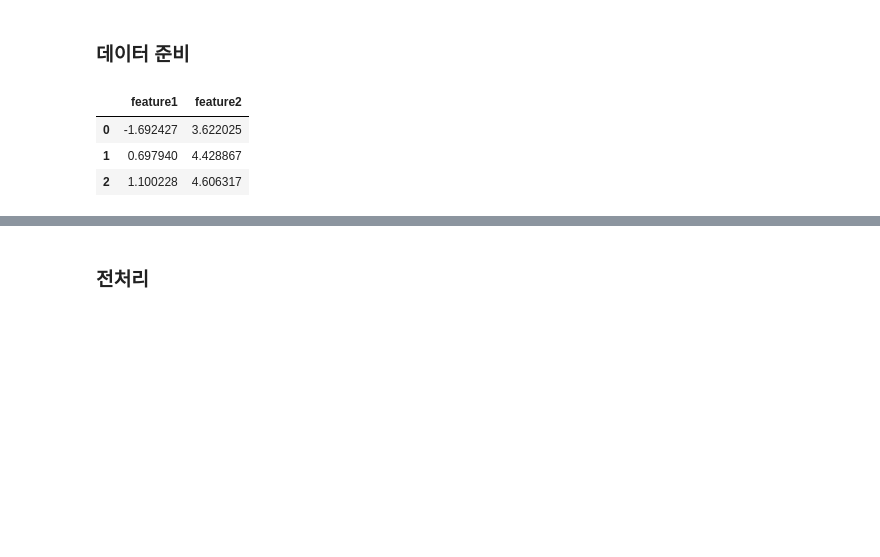
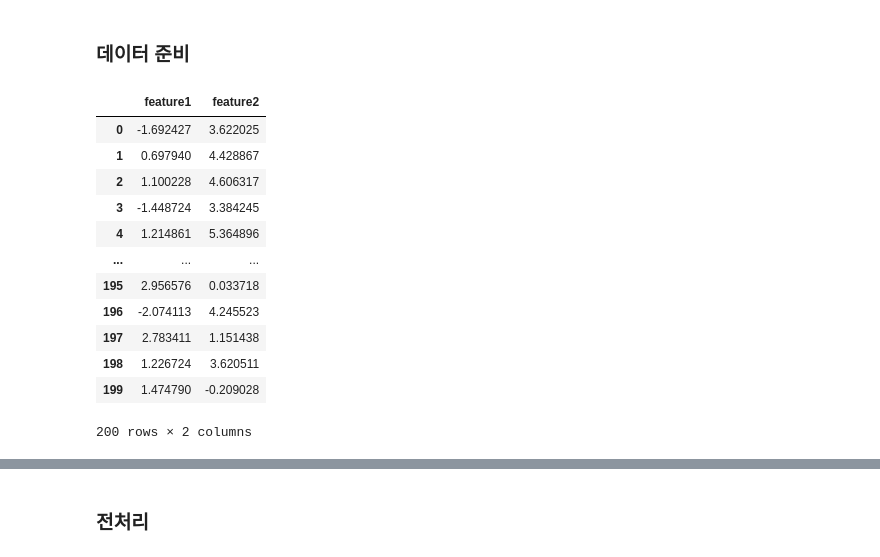
Before and after one commit to jimmynkim/MS_MachineLearning, a Jupyter notebook: 06_군집화_기본/06_군집화_실습.ipynb, the cells around one changed output, grey strips where cells are left out. Cells and saved outputs as stored; diff of their text form; code cells hidden in the pictures; blank space fills up the shorter version.

```diff
--- a/06_군집화_기본/06_군집화_실습.ipynb
+++ b/06_군집화_기본/06_군집화_실습.ipynb
@@ -13,20 +42,30 @@ import seaborn as sns
 ### 데이터 준비
 # %%
 # --------------------
-# 실습용 데이터 생성
+# 클러스터링(Clustering) 실습에 사용할 가상의 데이터 생성
 # --------------------
 
 from sklearn.datasets import make_blobs
-features, targets = make_blobs(n_samples=200,
-                    n_features=2,
-                    centers=3,
-                    cluster_std=0.8,
-                    random_state=0)
+features, targets, centers_coords = make_blobs(n_samples=200,
+                                               n_features=2,
+                                               centers=3,
+                                               cluster_std=0.8,
+                                               random_state=0,
+                                               return_centers=True)
 
 df = pd.DataFrame(features, columns=['feature1','feature2'])
-df.head(3)
+df
 # %% [output]
 |  | feature1 | feature2 |
 | 0 | -1.692427 | 3.622025 |
 | 1 | 0.697940 | 4.428867 |
 | 2 | 1.100228 | 4.606317 |
+| 3 | -1.448724 | 3.384245 |
+| 4 | 1.214861 | 5.364896 |
+| ... | ... | ... |
+| 195 | 2.956576 | 0.033718 |
+| 196 | -2.074113 | 4.245523 |
+| 197 | 2.783411 | 1.151438 |
+| 198 | 1.226724 | 3.620511 |
+| 199 | 1.474790 | -0.209028 |
+200 rows × 2 columns
```
Also changed, not shown: parts of 35 cells of this notebook, 1 other file.
